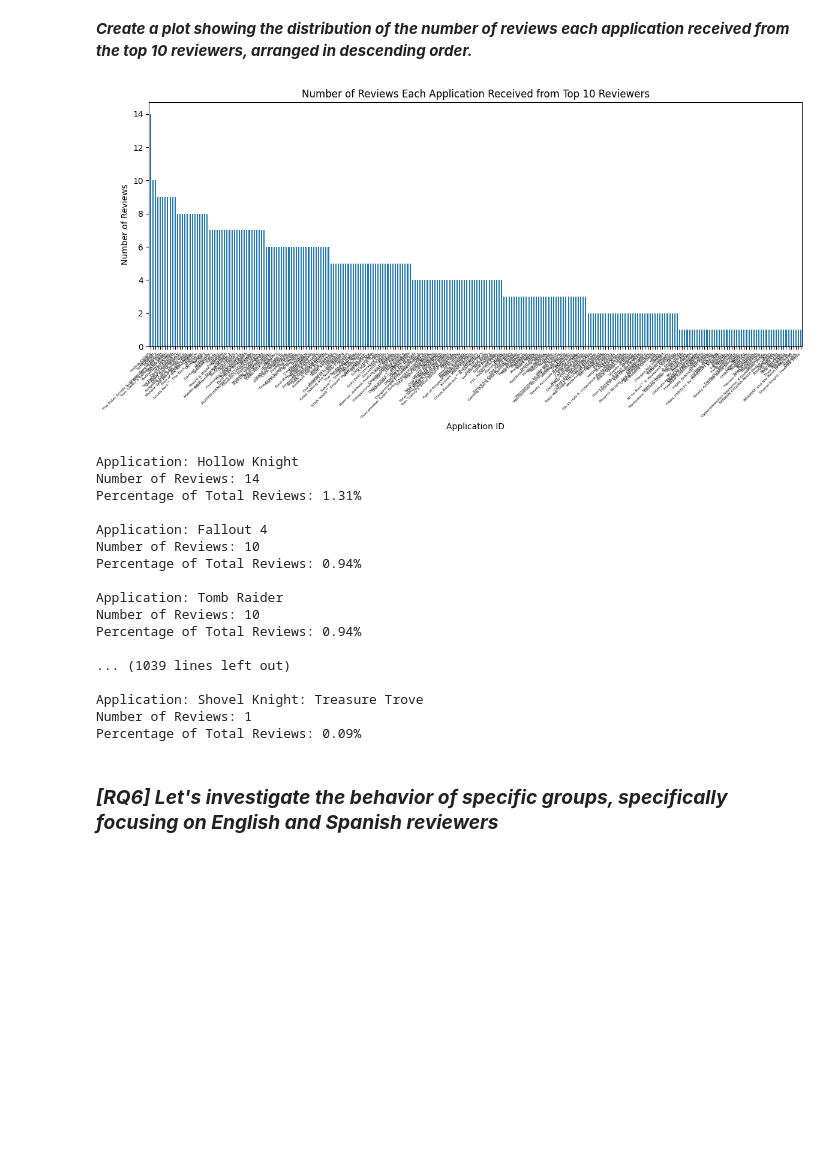
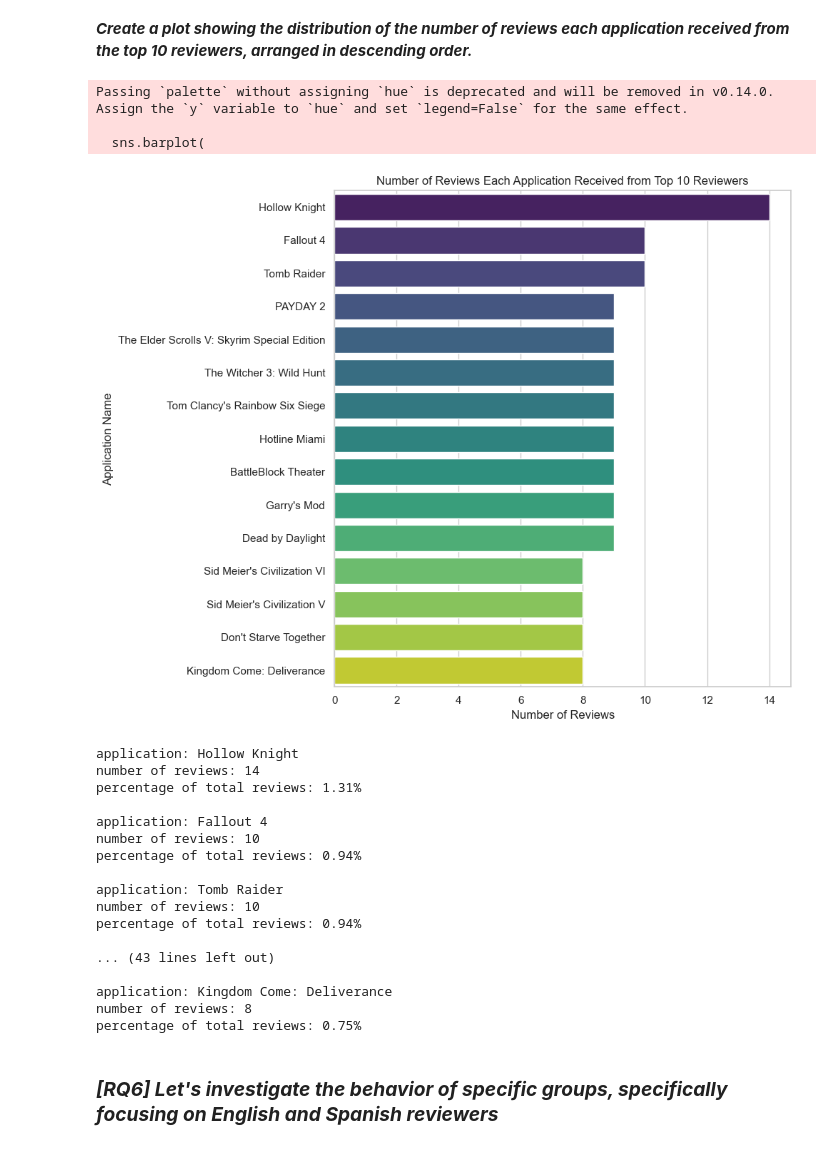
Before and after one commit to Ricksoleo/ADM-HW2-final, a Jupyter notebook: HW2.ipynb, the cells around one changed output. Saved outputs shown, nothing was run; the diff lists cells and outputs as text; code cells hidden in the pictures; blank space fills up the shorter version.

```diff
--- a/HW2.ipynb
+++ b/HW2.ipynb
@@ -628,18 +675,18 @@ We can conclude that in the night there are less reviews due to the fact that th
 df['playtime_hours'] = df['author.playtime_at_review'] / 60
 
 #create the categories of playtime
-bins = [0, 5, 10, 20, 50, 100, 200, 500, 10000]
-labels = ['0-5h', '5-10h', '10-20h', '20-50h', '50-100h', '100-200h', '200-500h', '500+h']
+bins = [0, 5, 10, 20, 50, 100, 200, 500, 1000,10000]
+labels = ['0-5h', '5-10h', '10-20h', '20-50h', '50-100h', '100-200h', '200-500h', '500-1000h','1000+h']
 df['playtime_category'] = pd.cut(df['playtime_hours'], bins=bins, labels=labels, right=False)
 
-#takes the percentage
-playtime_recommendation = df.groupby('playtime_category')['recommended'].mean()
+#takes the percentage(we can use the mean because the values are binary)
+playtime_recommendation = df.groupby('playtime_category')['recommended'].mean()*100
 
 #display the results
 playtime_recommendation.plot(kind='bar', figsize=(10,6))
-plt.title('Percentage of Recommendations by Playtime Category')
-plt.xlabel('Playtime Category (hours)')
-plt.ylabel('Percentage of Recommendations')
+plt.title('percentage of recommendations by playtime category')
+plt.xlabel('playtime category (hours)')
+plt.ylabel('percentage of recommendations')
 plt.grid(True)
 plt.show()
 
@@ -713,40 +762,52 @@ COMMENT
 # %% [markdown]
 ***Create a plot showing the distribution of the number of reviews each application received from the top 10 reviewers, arranged in descending order.***
 # %%
+import seaborn as sns
 app_review_counts = filtered_reviews1.groupby('app_name').size().sort_values(ascending=False)
+#for readability we will take only the fisrt 15 games
+top_10_app_review_counts = app_review_counts.head(15)
 
+#create the graph
+sns.set(style="whitegrid")
+plt.figure(figsize=(10, 8))
+sns.barplot(
+    y=top_10_app_review_counts.index,
+    x=top_10_app_review_counts.values,
+    palette="viridis"
+)
+plt.title('number of reviews each application received from top 10 reviewers')
+plt.xlabel('number of reviews')
+plt.ylabel('application name')
 
-plt.figure(figsize=(12, 6))
-app_review_counts.plot(kind='bar')
-plt.title('Number of Reviews Each Application Received from Top 10 Reviewers')
-plt.xlabel('Application ID')
-plt.ylabel('Number of Reviews')
-plt.xticks(rotation=45,ha='right',size=4.5)
 plt.tight_layout()
 plt.show()
 
-for app_name, count in app_review_counts.items():
+#display the result in a table
+for app_name, count in top_10_app_review_counts.items():
     percentage = (count / app_review_counts.sum()) * 100
-    print(f"Application: {app_name}\nNumber of Reviews: {count}\nPercentage of Total Reviews: {percentage:.2f}%\n")
+    print(f"application: {app_name}\nnumber of reviews: {count}\npercentage of total reviews: {percentage:.2f}%\n")
 # %% [output]
+Passing `palette` without assigning `hue` is deprecated and will be removed in v0.14.0. Assign the `y` variable to `hue` and set `legend=False` for the same effect.
+
+  sns.barplot(
-[figure, old version]
+[figure, new version]
-Application: Hollow Knight
-Number of Reviews: 14
-Percentage of Total Reviews: 1.31%
-
-Application: Fallout 4
-Number of Reviews: 10
-Percentage of Total Reviews: 0.94%
-
-Application: Tomb Raider
-Number of Reviews: 10
-Percentage of Total Reviews: 0.94%
-
-... (1039 lines left out)
-
-Application: Shovel Knight: Treasure Trove
-Number of Reviews: 1
-Percentage of Total Reviews: 0.09%
+application: Hollow Knight
+number of reviews: 14
+percentage of total reviews: 1.31%
+
+application: Fallout 4
+number of reviews: 10
+percentage of total reviews: 0.94%
+
+application: Tomb Raider
+number of reviews: 10
+percentage of total reviews: 0.94%
+
+... (43 lines left out)
+
+application: Kingdom Come: Deliverance
+number of reviews: 8
+percentage of total reviews: 0.75%
 # %% [markdown]
 ### ***[RQ6] Let's investigate the behavior of specific groups, specifically focusing on English and Spanish reviewers***
 # %% [markdown]
```
Also changed, not shown: parts of 55 cells of this notebook.
